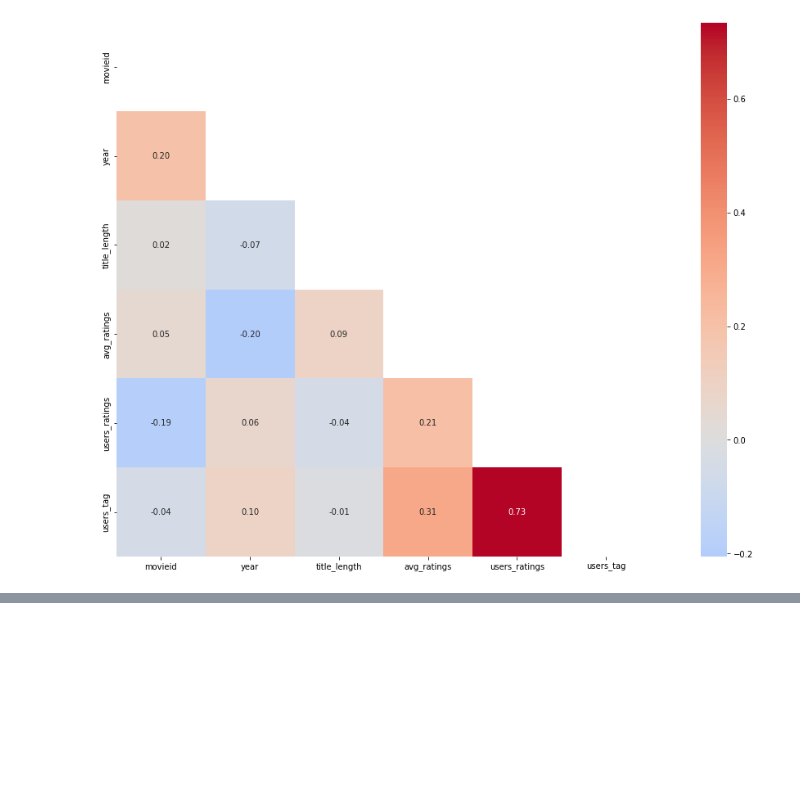
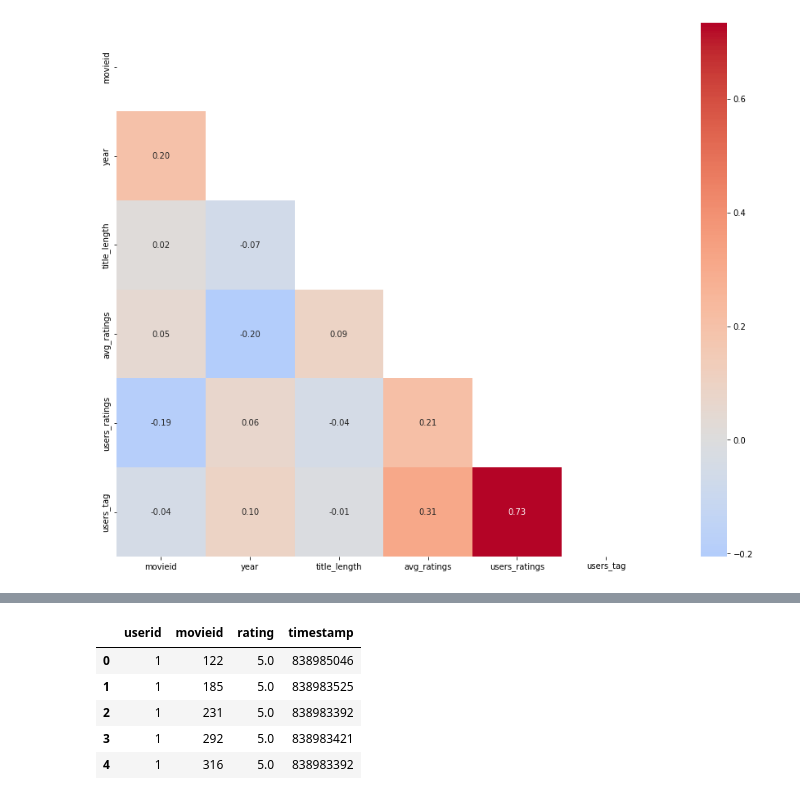
Before and after one commit to camilocbarrera/rs-project, a Jupyter notebook: preprocessing_data.ipynb, the cells around one changed output, grey strips where cells are left out. Saved outputs shown, nothing was run; the diff lists cells and outputs as text; code cells hidden in the pictures; blank space fills up the shorter version.

```diff
--- a/preprocessing_data.ipynb
+++ b/preprocessing_data.ipynb
@@ -287,0 +298,9 @@ movies_feature_df.head()
+# %%
+df_ratings.head()
+# %% [output]
+|  | userid | movieid | rating | timestamp |
+| 0 | 1 | 122 | 5.0 | 838985046 |
+| 1 | 1 | 185 | 5.0 | 838983525 |
+| 2 | 1 | 231 | 5.0 | 838983392 |
+| 3 | 1 | 292 | 5.0 | 838983421 |
+| 4 | 1 | 316 | 5.0 | 838983392 |
```
Also changed, not shown: parts of 46 cells of this notebook, 3 other files.
